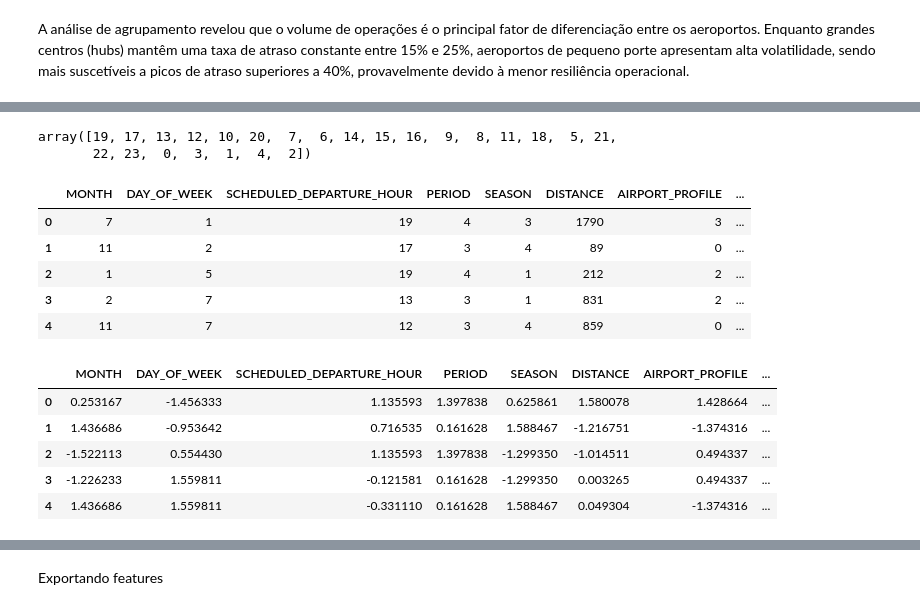
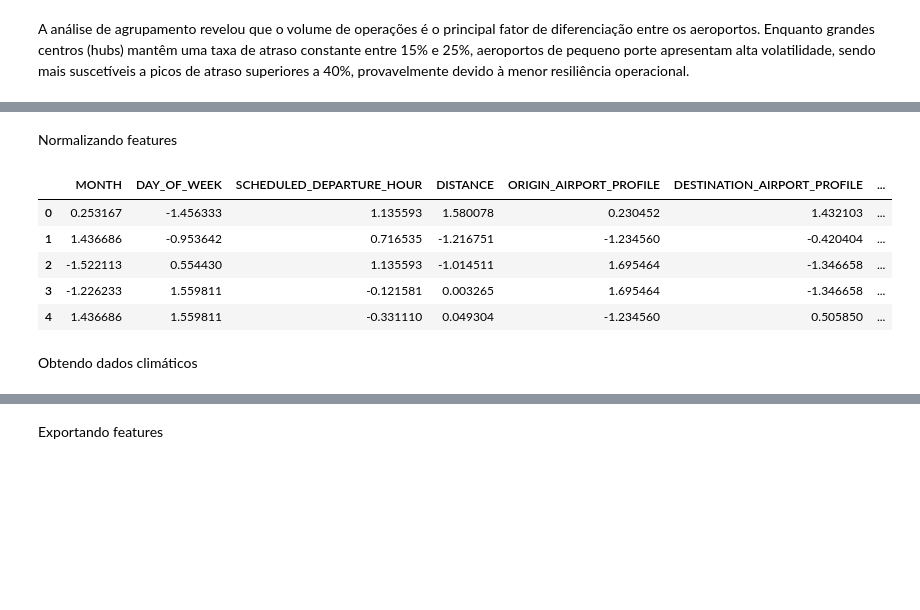
Before and after one commit to postech-mlengineering/postech-ml-engineering-fase-3-tech-challenge, a Jupyter notebook: notebooks/feature_engineering.ipynb, the cells around one changed output, grey strips where cells are left out. Drawn from its saved outputs; the diff is of its cells as text; code cells hidden in the pictures; blank space fills up the shorter version.

Commit message:
feat: ajustando features e baixando dados climáticos

```diff
--- a/notebooks/feature_engineering.ipynb
+++ b/notebooks/feature_engineering.ipynb
@@ -125,0 +175,5 @@ df
+# %%
+df = df.merge(df_origin_airports_profile[['ORIGIN_AIRPORT', 'ORIGIN_AIRPORT_PROFILE']], on='ORIGIN_AIRPORT', how='left')
+df = df.merge(df_dest_airports_profile[['DESTINATION_AIRPORT', 'DESTINATION_AIRPORT_PROFILE']], on='DESTINATION_AIRPORT', how='left')
+df = df.merge(df_airline_profile[['AIRLINE', 'AIRLINE_PROFILE']], on='AIRLINE', how='left')
+df = df.merge(df_route_profile[['ROUTE', 'ROUTE_PROFILE']], on='ROUTE', how='left')
@@ -126 +182,7 @@ df
+# %%
+cols = [
+    'MONTH', 'DAY_OF_WEEK', 'SCHEDULED_DEPARTURE_HOUR', 'TIME_OF_DAY', 'SEASON', 'DISTANCE',
+    'ORIGIN_AIRPORT_PROFILE', 'DESTINATION_AIRPORT_PROFILE', 'AIRLINE_PROFILE', 'ROUTE_PROFILE', 'IS_DELAYED'
+]
+df = df[cols]
 # %% [markdown]
@@ -128,13 +190,20 @@ Correlação entre variáveis numéricas
 # %%
-df['SCHEDULED_DEPARTURE_HOUR'] = df['SCHEDULED_DEPARTURE'] // 100
+df_corr = df.copy()
 
-df = df.merge(df_airports_profile[['ORIGIN_AIRPORT', 'AIRPORT_PROFILE']], on='ORIGIN_AIRPORT', how='left')
-df = df.merge(df_airline_profile[['AIRLINE_NAME', 'AIRLINE_PROFILE']], on='AIRLINE_NAME', how='left')
+seasons = [['WINTER', 'SPRING', 'AUTUMN', 'SUMMER']]
+tome_of_day = [['OVERNIGHT', 'MORNING', 'AFTERNOON', 'EVENING']]
+
+encoded_seasons = OrdinalEncoder(categories=seasons)
+encoded_time_or_day = OrdinalEncoder(categories=tome_of_day)
+
+df_corr['SEASON_NUM'] = encoded_seasons.fit_transform(df_corr[['SEASON']])
+df_corr['TIME_OF_DAY_NUM'] = encoded_time_or_day.fit_transform(df_corr[['TIME_OF_DAY']])
 
 num_cols = [
-    'MONTH', 'DAY_OF_WEEK', 'SCHEDULED_DEPARTURE_HOUR', 'TIME_OF_DAY', 'SEASON', 'DISTANCE', 'AIRPORT_PROFILE', 'AIRLINE_PROFILE', 'IS_DELAYED'
+    'MONTH', 'DAY_OF_WEEK', 'SCHEDULED_DEPARTURE_HOUR',
+    'TIME_OF_DAY_NUM', 'SEASON_NUM', 'DISTANCE', 'ORIGIN_AIRPORT_PROFILE', 'DESTINATION_AIRPORT_PROFILE', 'ROUTE_PROFILE', 'IS_DELAYED'
 ]
 
-corr = df[num_cols].corr()
+df_corr = df_corr[num_cols].corr()
 # %%
 fig = px.imshow(
@@ -176,14 +236,0 @@ print(df_balanced.shape[0])
-# %%
-df_balanced.SCHEDULED_DEPARTURE_HOUR.unique()
-# %% [output]
-array([19, 17, 13, 12, 10, 20,  7,  6, 14, 15, 16,  9,  8, 11, 18,  5, 21,
-       22, 23,  0,  3,  1,  4,  2])
-# %%
-df_balanced.head()
-# %% [output]
-|  | MONTH | DAY_OF_WEEK | SCHEDULED_DEPARTURE_HOUR | PERIOD | SEASON | DISTANCE | AIRPORT_PROFILE | ... |
-| 0 | 7 | 1 | 19 | 4 | 3 | 1790 | 3 | ... |
-| 1 | 11 | 2 | 17 | 3 | 4 | 89 | 0 | ... |
-| 2 | 1 | 5 | 19 | 4 | 1 | 212 | 2 | ... |
-| 3 | 2 | 7 | 13 | 3 | 1 | 831 | 2 | ... |
-| 4 | 11 | 7 | 12 | 3 | 4 | 859 | 0 | ... |
@@ -197,9 +237,23 @@ df_normalized[cols_to_normalize] = scaler.fit_transform(df_normalized[cols_to_no
-# %%
-df_normalized.head()
-# %% [output]
-|  | MONTH | DAY_OF_WEEK | SCHEDULED_DEPARTURE_HOUR | PERIOD | SEASON | DISTANCE | AIRPORT_PROFILE | ... |
-| 0 | 0.253167 | -1.456333 | 1.135593 | 1.397838 | 0.625861 | 1.580078 | 1.428664 | ... |
-| 1 | 1.436686 | -0.953642 | 0.716535 | 0.161628 | 1.588467 | -1.216751 | -1.374316 | ... |
-| 2 | -1.522113 | 0.554430 | 1.135593 | 1.397838 | -1.299350 | -1.014511 | 0.494337 | ... |
-| 3 | -1.226233 | 1.559811 | -0.121581 | 0.161628 | -1.299350 | 0.003265 | 0.494337 | ... |
-| 4 | 1.436686 | 1.559811 | -0.331110 | 0.161628 | 1.588467 | 0.049304 | -1.374316 | ... |
+# %% [markdown]
+Normalizando features
+# %%
+cols_categoricas = ['SEASON', 'TIME_OF_DAY']
+cols_numericas = ['DISTANCE', 'MONTH', 'DAY_OF_WEEK', 'SCHEDULED_DEPARTURE_HOUR', 'ORIGIN_AIRPORT_PROFILE', 'DESTINATION_AIRPORT_PROFILE', 'AIRLINE_PROFILE', 'ROUTE_PROFILE']
+
+df_normalized = df_balanced.copy()
+
+scaler = StandardScaler()
+df_normalized[cols_numericas] = scaler.fit_transform(df_normalized[cols_numericas])
+
+df_normalized = pd.get_dummies(df_normalized, columns=cols_categoricas, dtype=int)
+
+df_normalized.head()
+# %% [output]
+|  | MONTH | DAY_OF_WEEK | SCHEDULED_DEPARTURE_HOUR | DISTANCE | ORIGIN_AIRPORT_PROFILE | DESTINATION_AIRPORT_PROFILE | ... |
+| 0 | 0.253167 | -1.456333 | 1.135593 | 1.580078 | 0.230452 | 1.432103 | ... |
+| 1 | 1.436686 | -0.953642 | 0.716535 | -1.216751 | -1.234560 | -0.420404 | ... |
+| 2 | -1.522113 | 0.554430 | 1.135593 | -1.014511 | 1.695464 | -1.346658 | ... |
+| 3 | -1.226233 | 1.559811 | -0.121581 | 0.003265 | 1.695464 | -1.346658 | ... |
+| 4 | 1.436686 | 1.559811 | -0.331110 | 0.049304 | -1.234560 | 0.505850 | ... |
+# %% [markdown]
+Obtendo dados climáticos
```
Also changed, not shown: parts of 33 cells of this notebook, 1 other file.
